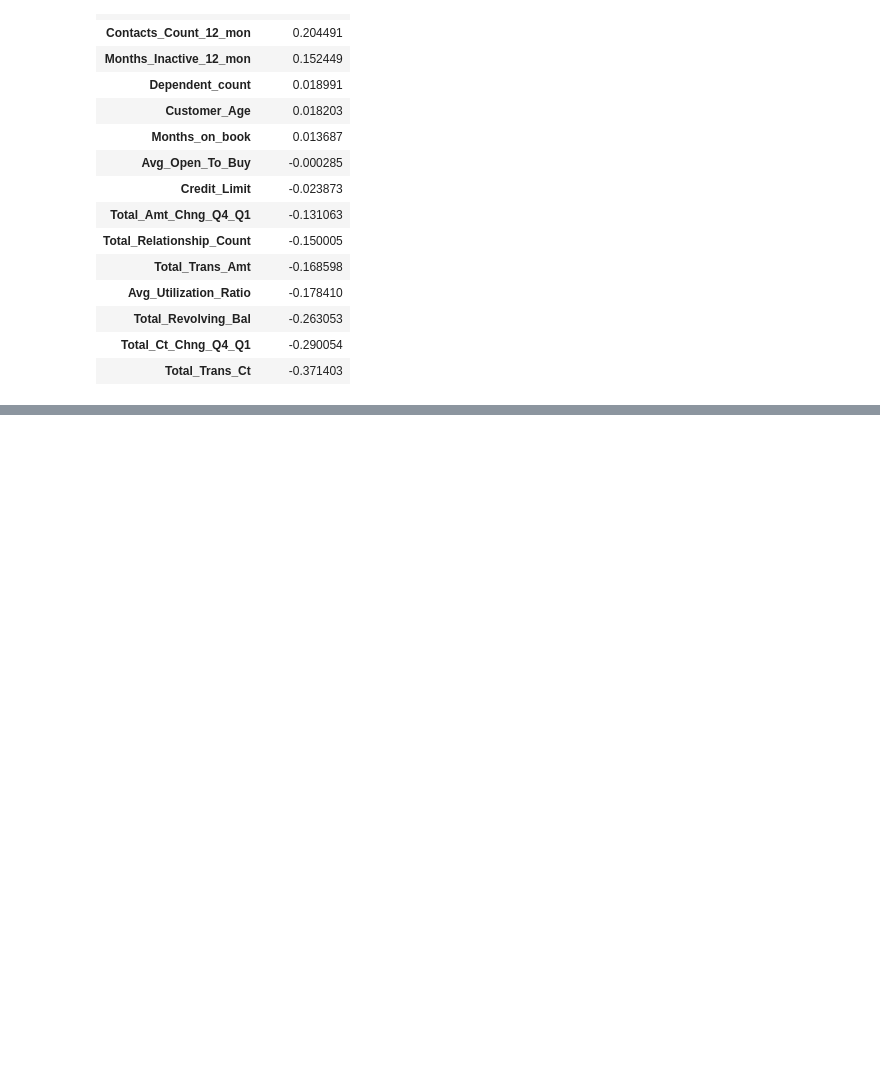
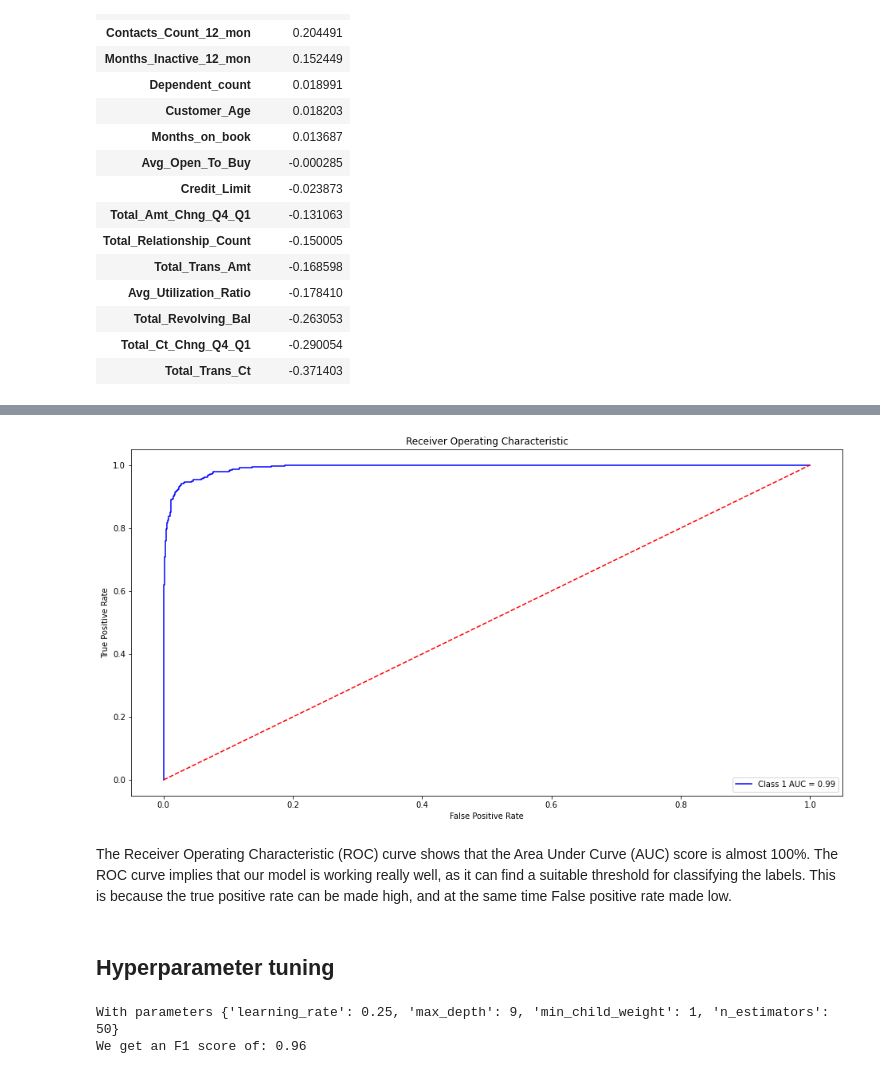
Before and after one commit to johmakinen/Various_projects, a Jupyter notebook: Notebooks/Credit_card_churn.ipynb, the cells around one changed output, grey strips where cells are left out. Drawn from its saved outputs; the diff is of its cells as text; code cells hidden in the pictures; blank space fills up the shorter version.

```diff
--- a/Notebooks/Credit_card_churn.ipynb
+++ b/Notebooks/Credit_card_churn.ipynb
@@ -199,0 +303,39 @@ The Target label seems to correlate most with
+# %%
+def plot_roc(target_test,test_preds):
+    fpr, tpr, threshold = roc_curve(target_test, test_preds)
+    roc_auc = auc(fpr, tpr)
+    plt.figure(figsize=[16,8])
+    plt.title('Receiver Operating Characteristic')
+    plt.plot(fpr, tpr, 'b', label = 'Class 1 AUC = %0.2f' % roc_auc)
+    plt.legend(loc = 'lower right')
+    plt.plot([0, 1], [0, 1],'r--')
+    plt.ylabel('True Positive Rate')
+    plt.xlabel('False Positive Rate')
+# %%
+plot_roc(y_test,xgb_model.predict_proba(X_test)[:,1])
+# %% [output]
+[figure, added]
+# %% [markdown]
+The Receiver Operating Characteristic (ROC) curve shows that the Area Under Curve (AUC) score is almost 100%. The ROC curve implies that our model is working really well, as it can find a suitable threshold for classifying the labels. This is because the true positive rate can be made high, and at the same time False positive rate made low.
+# %% [markdown]
+## Hyperparameter tuning
+# %%
+# CV takes 6 minutes to run on my computer
+parameters = {'learning_rate': [0.25,0.3,0.4],
+              'max_depth': [6,9],
+              'min_child_weight': [1,5],
+              'n_estimators': [50,100,150]}
+
+
+xgb_cv = GridSearchCV(xgb_model, parameters,
+                   cv=5,
+                   scoring='f1',
+                   verbose=0)
+
+xgb_cv.fit(X_train, y_train)
+
+print("With parameters",xgb_cv.best_params_)
+print("We get an F1 score of:",round(xgb_cv.best_score_,2))
+# %% [output]
+With parameters {'learning_rate': 0.25, 'max_depth': 9, 'min_child_weight': 1, 'n_estimators': 50}
+We get an F1 score of: 0.96
```
Also changed, not shown: parts of 24 cells of this notebook.
